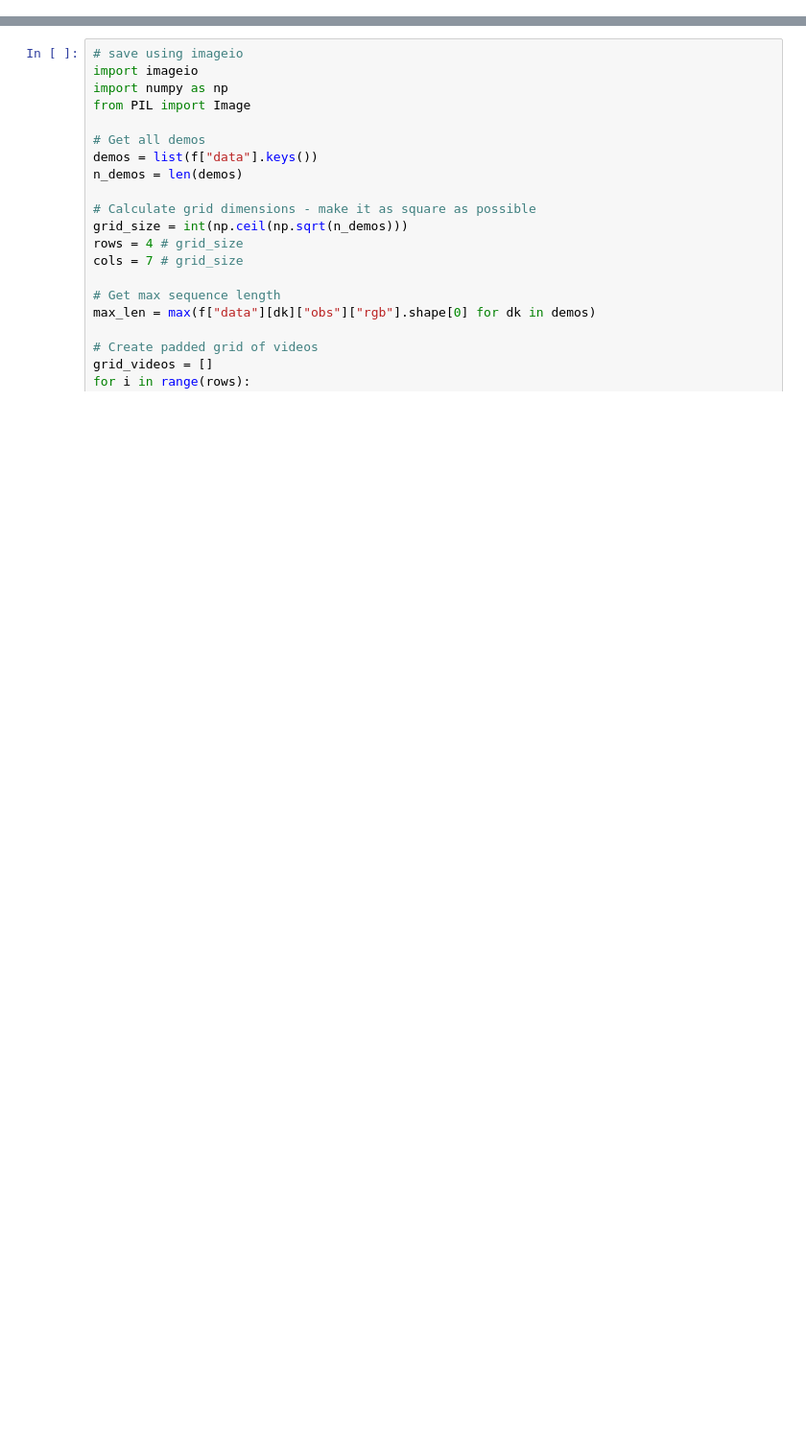
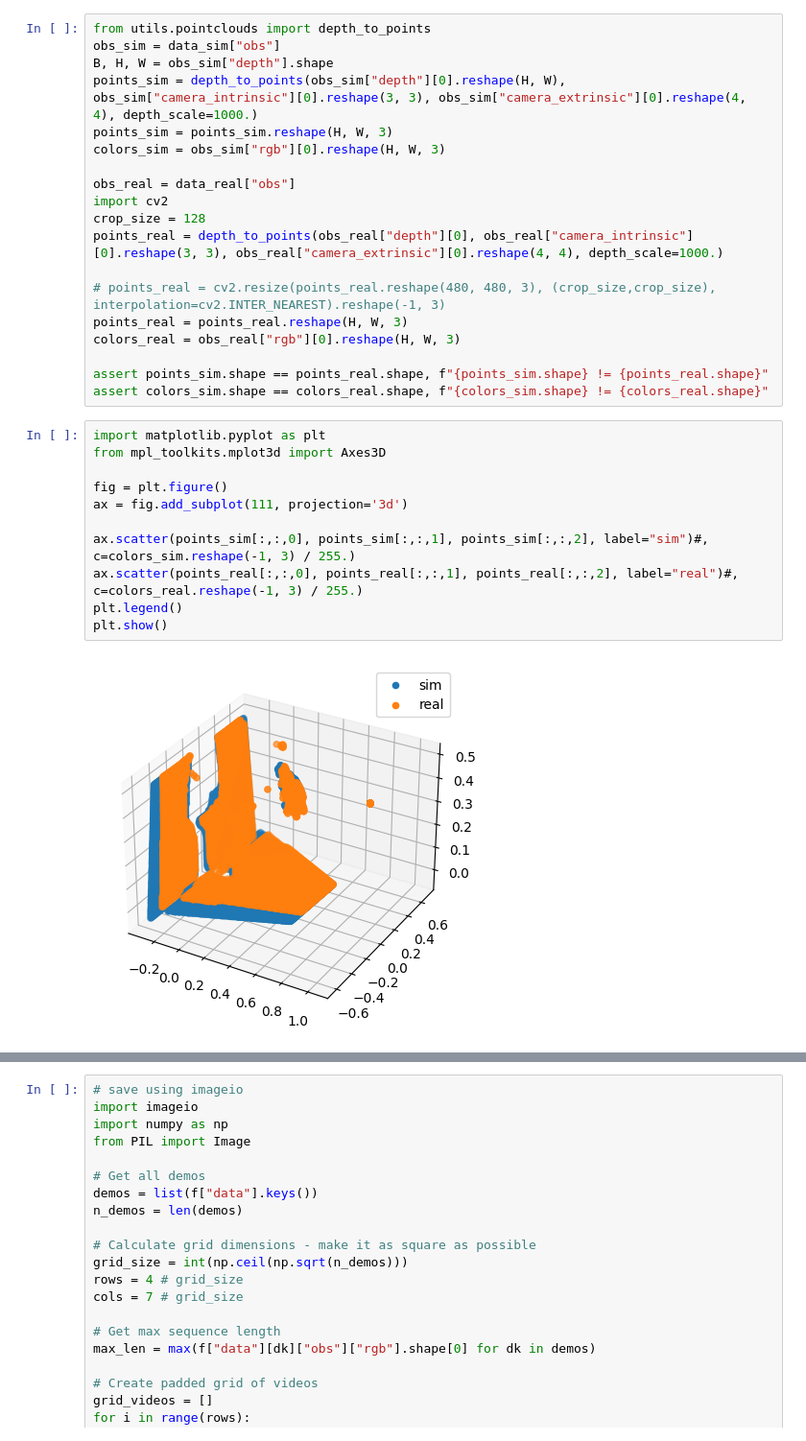
Before and after one commit to peek-robot/threedda, a Jupyter notebook: load_data.ipynb, the cells around one changed output, grey strips where cells are left out. Shown at 96% size. Cells and saved outputs as stored; diff of their text form; blank space fills up the shorter version.

```diff
--- a/load_data.ipynb
+++ b/load_data.ipynb
@@ -44,0 +106,32 @@ plt.show()
+# %%
+from utils.pointclouds import depth_to_points
+obs_sim = data_sim["obs"]
+B, H, W = obs_sim["depth"].shape
+points_sim = depth_to_points(obs_sim["depth"][0].reshape(H, W), obs_sim["camera_intrinsic"][0].reshape(3, 3), obs_sim["camera_extrinsic"][0].reshape(4, 4), depth_scale=1000.)
+points_sim = points_sim.reshape(H, W, 3)
+colors_sim = obs_sim["rgb"][0].reshape(H, W, 3)
+
+obs_real = data_real["obs"]
+import cv2
+crop_size = 128
+points_real = depth_to_points(obs_real["depth"][0], obs_real["camera_intrinsic"][0].reshape(3, 3), obs_real["camera_extrinsic"][0].reshape(4, 4), depth_scale=1000.)
+
+# points_real = cv2.resize(points_real.reshape(480, 480, 3), (crop_size,crop_size), interpolation=cv2.INTER_NEAREST).reshape(-1, 3)
+points_real = points_real.reshape(H, W, 3)
+colors_real = obs_real["rgb"][0].reshape(H, W, 3)
+
+assert points_sim.shape == points_real.shape, f"{points_sim.shape} != {points_real.shape}"
+assert colors_sim.shape == colors_real.shape, f"{colors_sim.shape} != {colors_real.shape}"
+# %%
+import matplotlib.pyplot as plt
+from mpl_toolkits.mplot3d import Axes3D
+
+fig = plt.figure()
+ax = fig.add_subplot(111, projection='3d')
+
+ax.scatter(points_sim[:,:,0], points_sim[:,:,1], points_sim[:,:,2], label="sim")#, c=colors_sim.reshape(-1, 3) / 255.)
+ax.scatter(points_real[:,:,0], points_real[:,:,1], points_real[:,:,2], label="real")#, c=colors_real.reshape(-1, 3) / 255.)
+plt.legend()
+plt.show()
+# %% [output]
+[figure, added]
```
Also changed, not shown: parts of 22 cells of this notebook, 6 other files.
